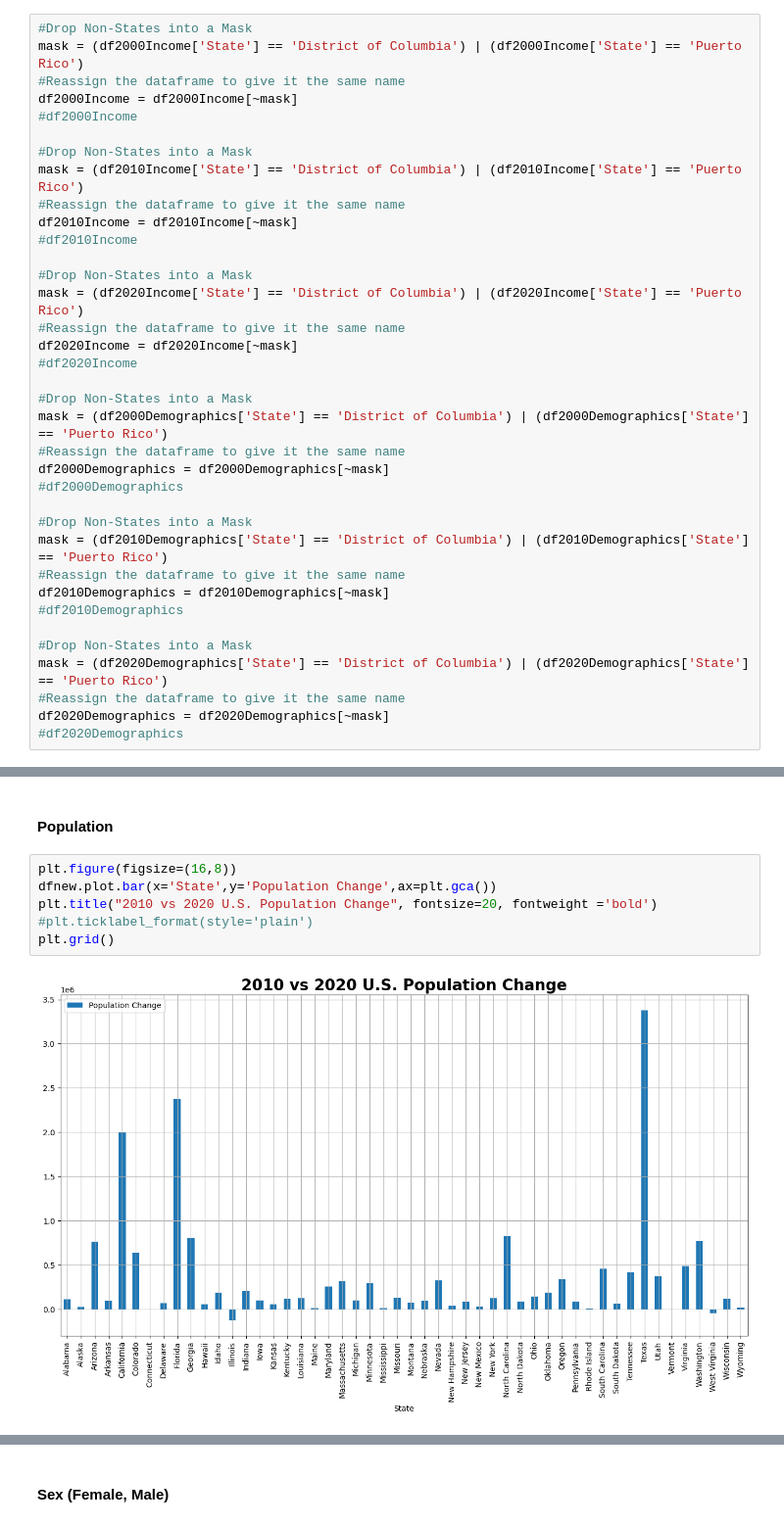
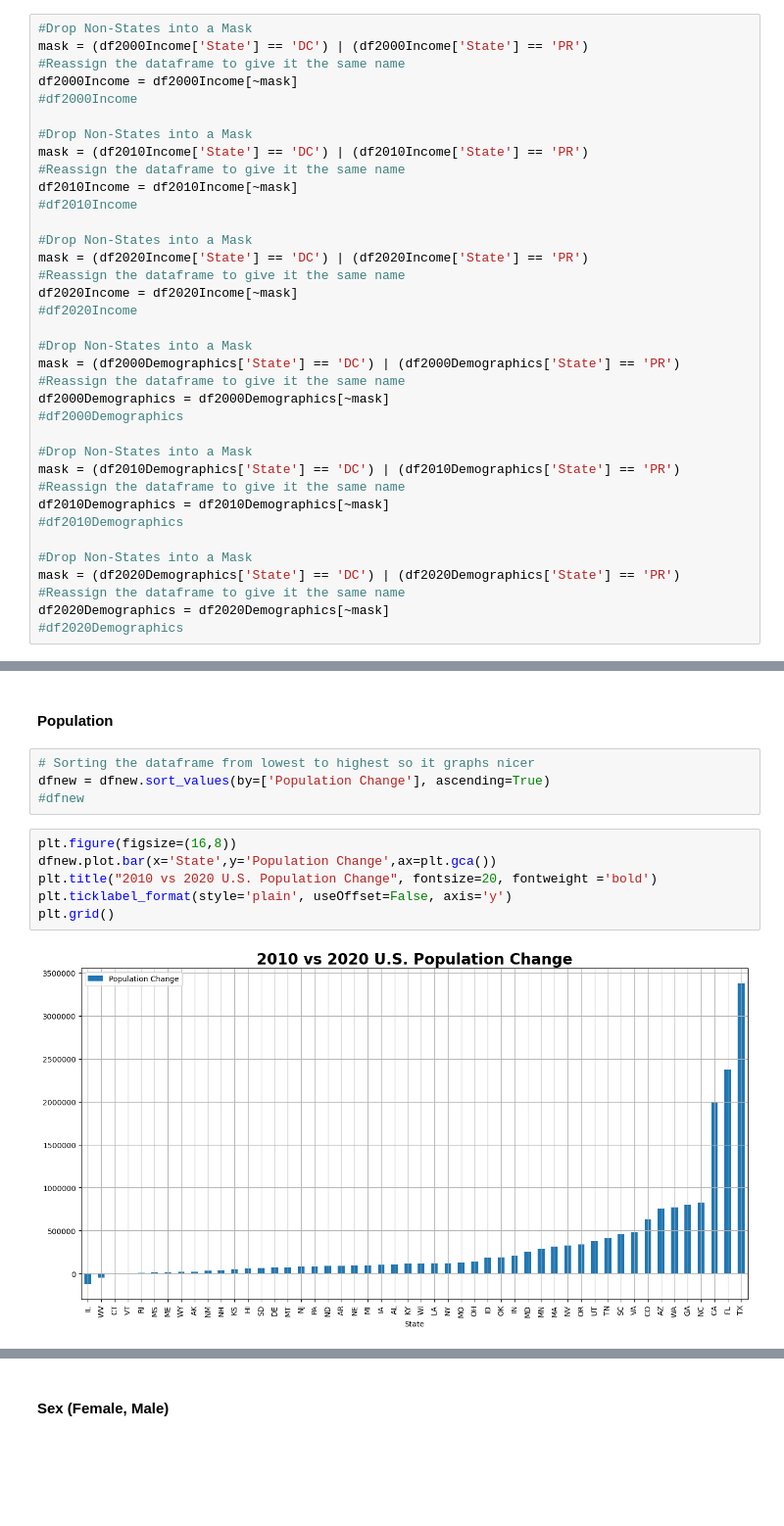
Before and after one commit to BlakeRivers25/SCDV490-FinalProject-BlakeRivers, a Jupyter notebook: analysis.ipynb, the cells around one changed output, grey strips where cells are left out. Shown at 98% size. Cells and saved outputs as stored; diff of their text form; blank space fills up the shorter version.

Commit message:
Added inflation lines, state names to abbreviations, sorted graphs from low to high by state, formatted y-axis properly, make a famle/femal joint graph

```diff
--- a/analysis.ipynb
+++ b/analysis.ipynb
@@ -68,37 +68,37 @@ print('2020 Demographics Dataframe')
 #### Removing Non-States from the Dataset
 # %%
 #Drop Non-States into a Mask
-mask = (df2000Income['State'] == 'District of Columbia') | (df2000Income['State'] == 'Puerto Rico')
+mask = (df2000Income['State'] == 'DC') | (df2000Income['State'] == 'PR')
 #Reassign the dataframe to give it the same name
 df2000Income = df2000Income[~mask]
 #df2000Income
 
 #Drop Non-States into a Mask
-mask = (df2010Income['State'] == 'District of Columbia') | (df2010Income['State'] == 'Puerto Rico')
+mask = (df2010Income['State'] == 'DC') | (df2010Income['State'] == 'PR')
 #Reassign the dataframe to give it the same name
 df2010Income = df2010Income[~mask]
 #df2010Income
 
 #Drop Non-States into a Mask
-mask = (df2020Income['State'] == 'District of Columbia') | (df2020Income['State'] == 'Puerto Rico')
+mask = (df2020Income['State'] == 'DC') | (df2020Income['State'] == 'PR')
 #Reassign the dataframe to give it the same name
 df2020Income = df2020Income[~mask]
 #df2020Income
 
 #Drop Non-States into a Mask
-mask = (df2000Demographics['State'] == 'District of Columbia') | (df2000Demographics['State'] == 'Puerto Rico')
+mask = (df2000Demographics['State'] == 'DC') | (df2000Demographics['State'] == 'PR')
 #Reassign the dataframe to give it the same name
 df2000Demographics = df2000Demographics[~mask]
 #df2000Demographics
 
 #Drop Non-States into a Mask
-mask = (df2010Demographics['State'] == 'District of Columbia') | (df2010Demographics['State'] == 'Puerto Rico')
+mask = (df2010Demographics['State'] == 'DC') | (df2010Demographics['State'] == 'PR')
 #Reassign the dataframe to give it the same name
 df2010Demographics = df2010Demographics[~mask]
 #df2010Demographics
 
 #Drop Non-States into a Mask
-mask = (df2020Demographics['State'] == 'District of Columbia') | (df2020Demographics['State'] == 'Puerto Rico')
+mask = (df2020Demographics['State'] == 'DC') | (df2020Demographics['State'] == 'PR')
 #Reassign the dataframe to give it the same name
 df2020Demographics = df2020Demographics[~mask]
 #df2020Demographics
@@ -171,11 +171,15 @@ dfnew[0:10]
 ### Creating the Graphs
 # %% [markdown]
 #### Population
+# %%
+# Sorting the dataframe from lowest to highest so it graphs nicer
+dfnew = dfnew.sort_values(by=['Population Change'], ascending=True)
+#dfnew
 # %%
 plt.figure(figsize=(16,8))
 dfnew.plot.bar(x='State',y='Population Change',ax=plt.gca())
 plt.title("2010 vs 2020 U.S. Population Change", fontsize=20, fontweight ='bold')
-#plt.ticklabel_format(style='plain')
+plt.ticklabel_format(style='plain', useOffset=False, axis='y')
 plt.grid()
 # %% [output]
-[figure, old version]
+[figure, new version]
```
Also changed, not shown: parts of 41 cells of this notebook.
